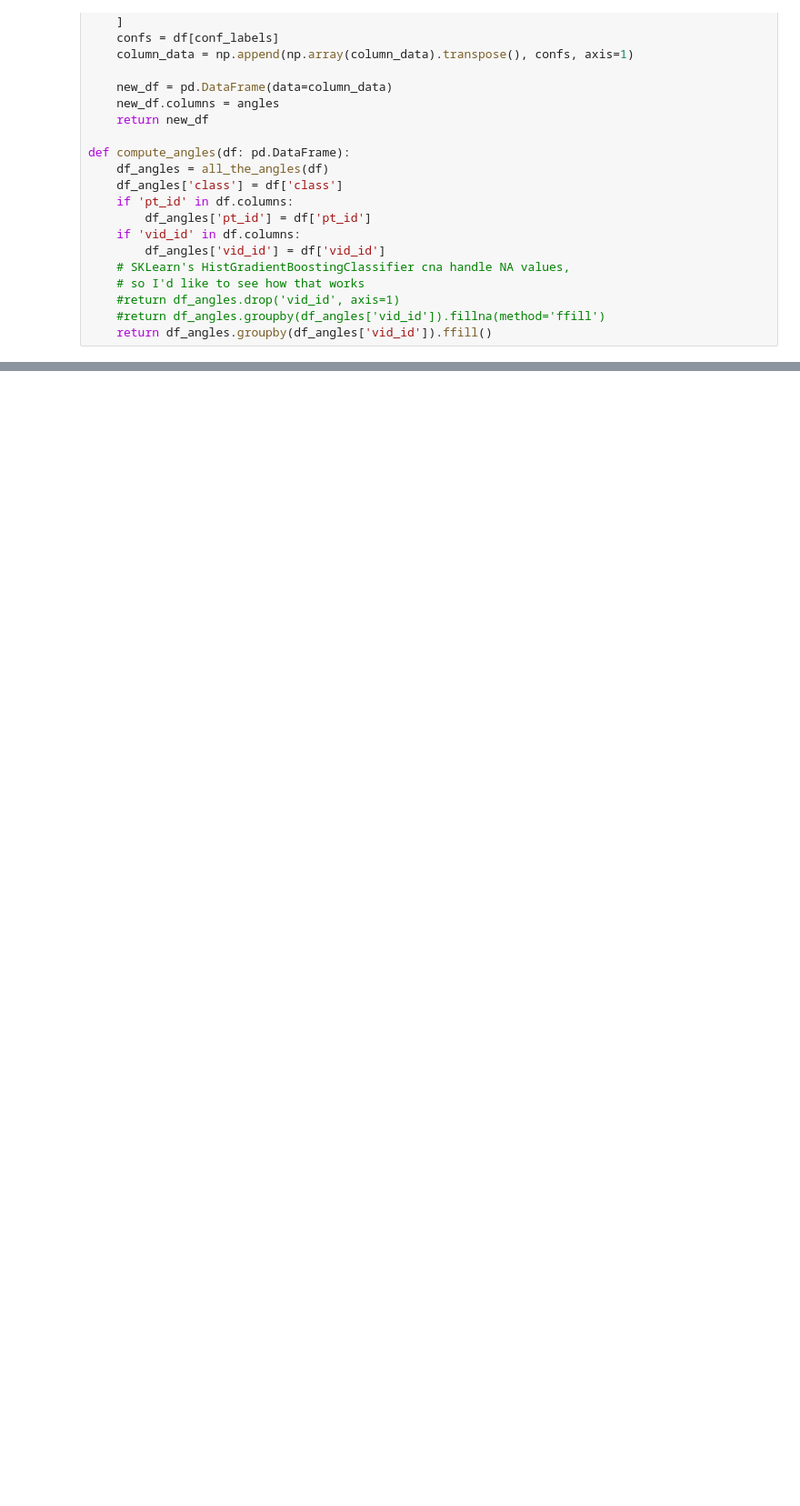
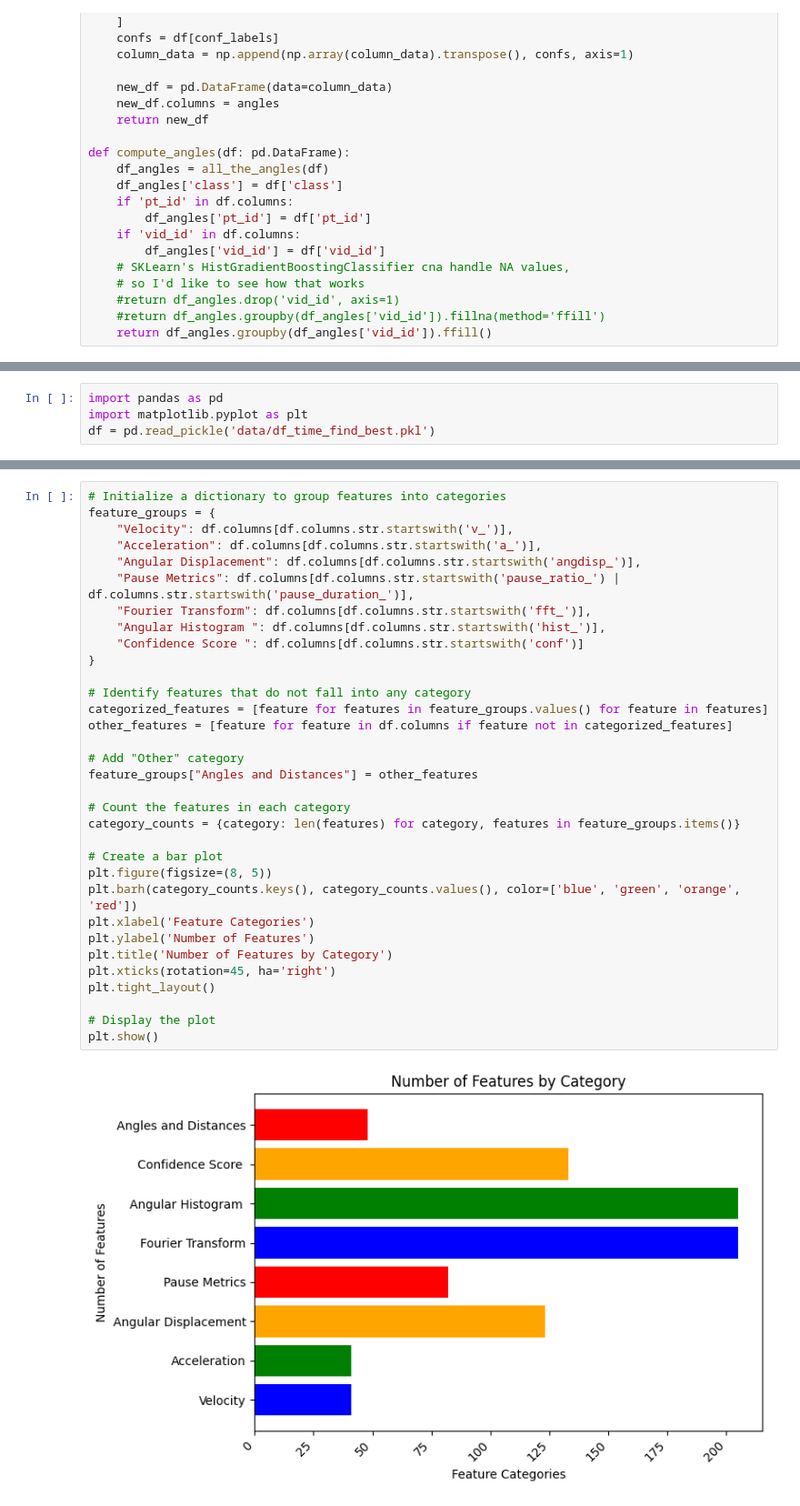
Before and after one commit to jerlin-joseph/seizure_detection_from_human_pose, a Jupyter notebook: Feature_Engineering.ipynb, the cells around one changed output, grey strips where cells are left out. Shown at 91% size. Drawn from its saved outputs; the diff is of its cells as text; blank space fills up the shorter version.

```diff
--- a/Feature_Engineering.ipynb
+++ b/Feature_Engineering.ipynb
@@ -322,0 +960,4 @@ df_time.to_pickle('data/df_time_find_best.pkl')
+# %%
+import pandas as pd
+import matplotlib.pyplot as plt
+df = pd.read_pickle('data/df_time_find_best.pkl')
@@ -322,0 +976,35 @@ df_time.to_pickle('data/df_time_find_best.pkl')
+# %%
+# Initialize a dictionary to group features into categories
+feature_groups = {
+    "Velocity": df.columns[df.columns.str.startswith('v_')],
+    "Acceleration": df.columns[df.columns.str.startswith('a_')],
+    "Angular Displacement": df.columns[df.columns.str.startswith('angdisp_')],
+    "Pause Metrics": df.columns[df.columns.str.startswith('pause_ratio_') | df.columns.str.startswith('pause_duration_')],
+    "Fourier Transform": df.columns[df.columns.str.startswith('fft_')],
+    "Angular Histogram ": df.columns[df.columns.str.startswith('hist_')],
+    "Confidence Score ": df.columns[df.columns.str.startswith('conf')]
+}
+
+# Identify features that do not fall into any category
+categorized_features = [feature for features in feature_groups.values() for feature in features]
+other_features = [feature for feature in df.columns if feature not in categorized_features]
+
+# Add "Other" category
+feature_groups["Angles and Distances"] = other_features
+
+# Count the features in each category
+category_counts = {category: len(features) for category, features in feature_groups.items()}
+
+# Create a bar plot
+plt.figure(figsize=(8, 5))
+plt.barh(category_counts.keys(), category_counts.values(), color=['blue', 'green', 'orange', 'red'])
+plt.xlabel('Feature Categories')
+plt.ylabel('Number of Features')
+plt.title('Number of Features by Category')
+plt.xticks(rotation=45, ha='right')
+plt.tight_layout()
+
+# Display the plot
+plt.show()
+# %% [output]
+[figure, added]
```
Also changed, not shown: parts of 36 cells of this notebook.
